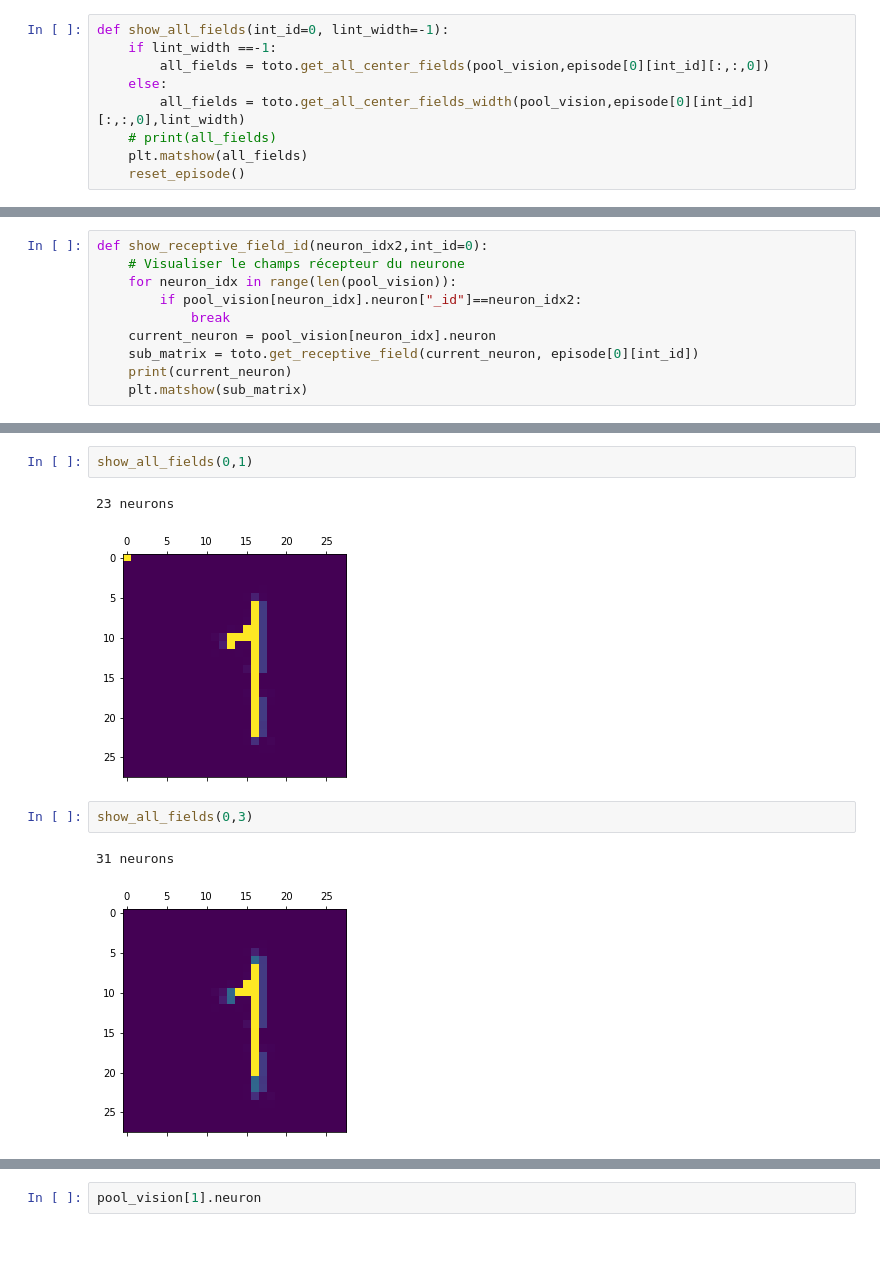
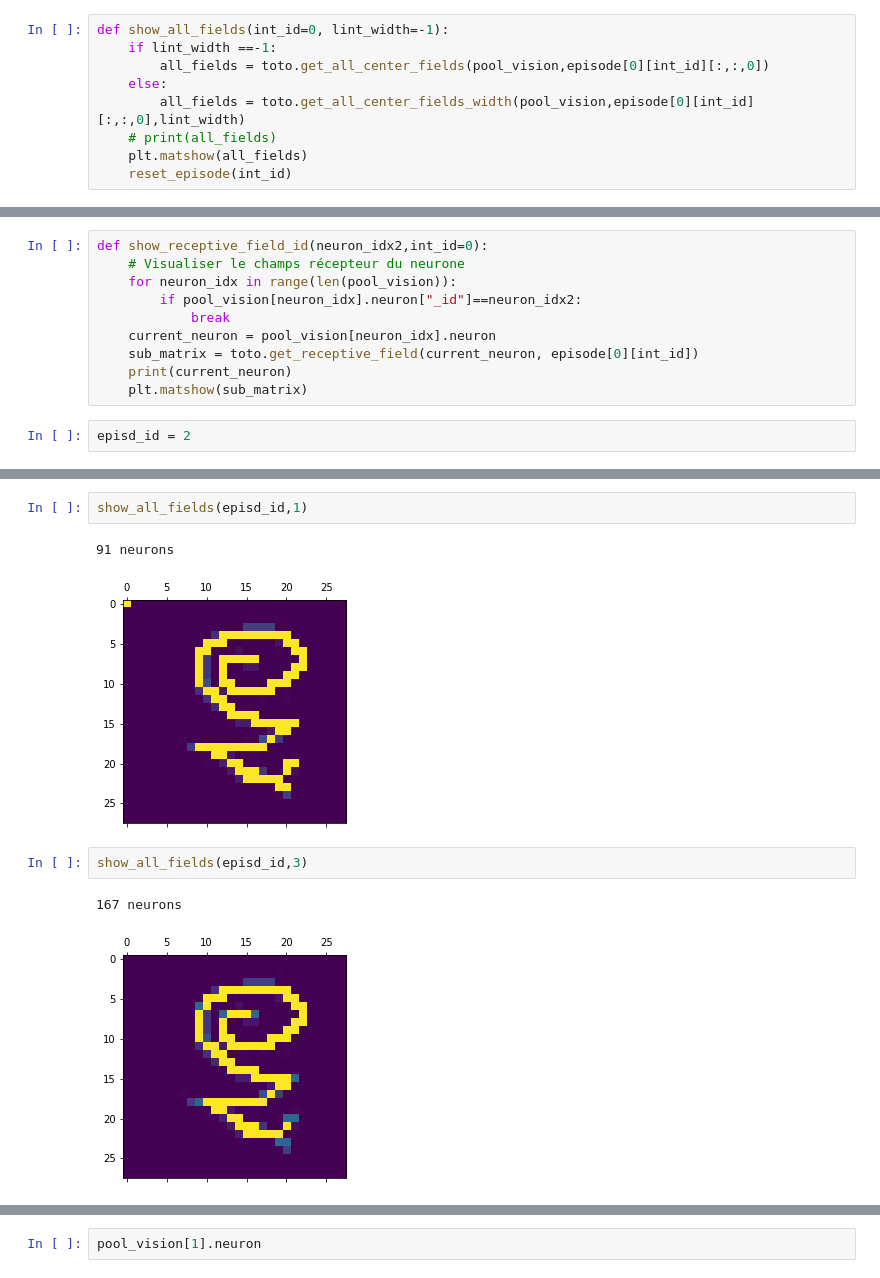
Before and after one commit to oliviermanette/metadl, a Jupyter notebook: starting_kit/sandbox_flod.ipynb, the cells around one changed output, grey strips where cells are left out. Drawn from its saved outputs; the diff is of its cells as text; blank space fills up the shorter version.

```diff
--- a/starting_kit/sandbox_flod.ipynb
+++ b/starting_kit/sandbox_flod.ipynb
@@ -968,7 +529,7 @@ def show_all_fields(int_id=0, lint_width=-1):
         all_fields = toto.get_all_center_fields_width(pool_vision,episode[0][int_id][:,:,0],lint_width)
     # print(all_fields)
     plt.matshow(all_fields)
-    reset_episode()
+    reset_episode(int_id)
 # %%
 def show_neuron_receptive_field(nrn_id,int_id=0):
     rcptv_fields = toto.get_neuron_receptive_field(pool_vision, episode[0][int_id][:,:,0], nrn_id)
@@ -995,3 +556,5 @@ def show_receptive_field_id(neuron_idx2,int_id=0):
     sub_matrix = toto.get_receptive_field(current_neuron, episode[0][int_id])
     print(current_neuron)
     plt.matshow(sub_matrix)
+# %%
+episd_id = 2
@@ -1049,11 +1021,11 @@ for item in pool_vision:
 # %%
-show_all_fields(0,1)
+show_all_fields(episd_id,1)
 # %% [output]
-23 neurons
+91 neurons
-[figure, old version]
+[figure, new version]
 # %%
-show_all_fields(0,3)
+show_all_fields(episd_id,3)
 # %% [output]
-31 neurons
+167 neurons
-[figure, old version]
+[figure, new version]
 # %%
```
Also changed, not shown: parts of 23 cells of this notebook.
